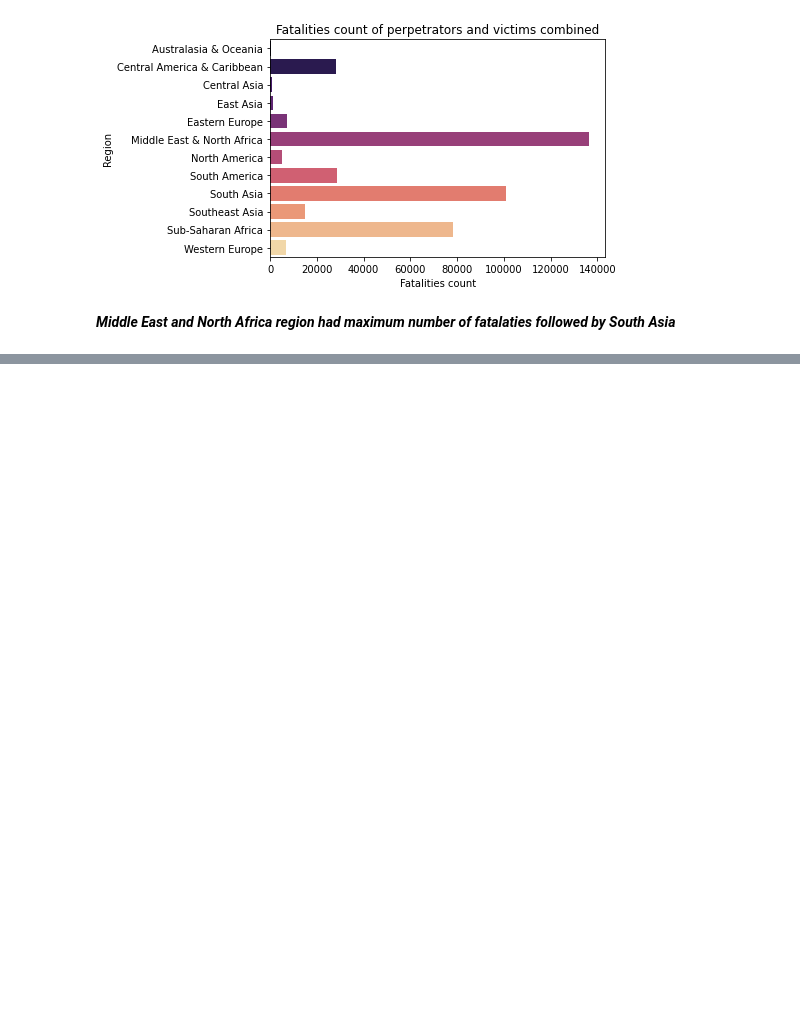
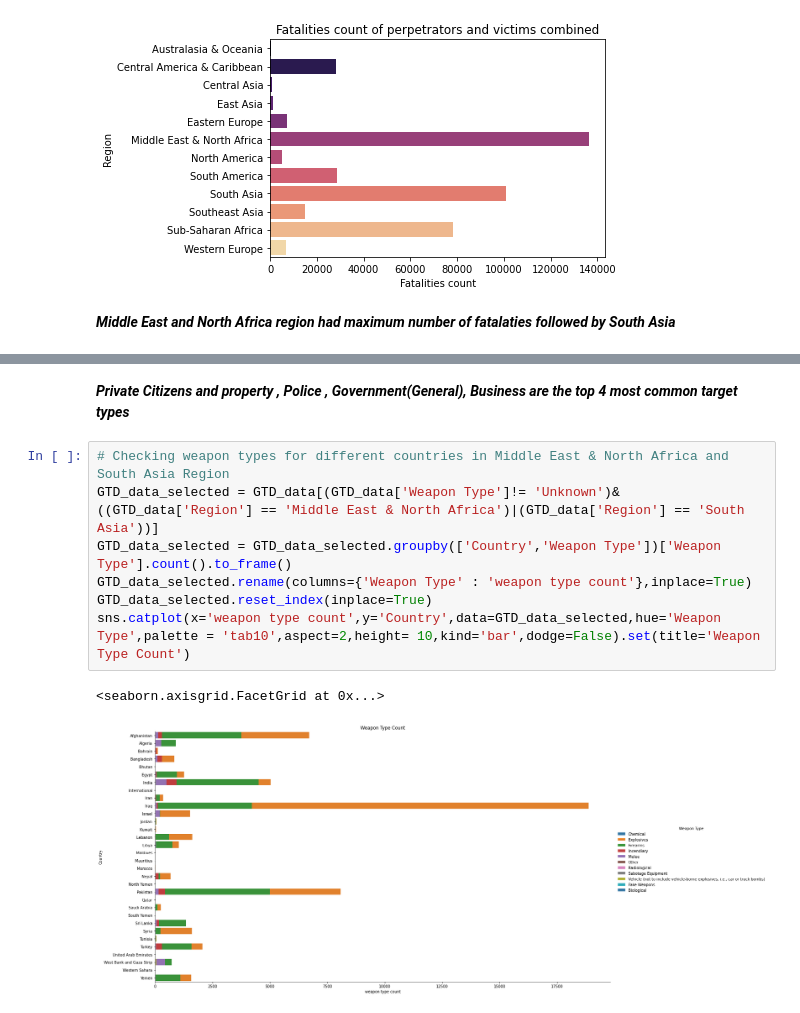
Before and after one commit to vishal00200/Global_Terrorism_Analysis, a Jupyter notebook: Global_Terrorism_Analysis.ipynb, the cells around one changed output, grey strips where cells are left out. Drawn from its saved outputs; the diff is of its cells as text; blank space fills up the shorter version.

```diff
--- a/Global_Terrorism_Analysis.ipynb
+++ b/Global_Terrorism_Analysis.ipynb
@@ -481,0 +565,12 @@ sns.barplot(y=GTD_data_selected['Region'],x=GTD_data_selected['Fatalities count'
+# %% [markdown]
+***Private Citizens and property , Police , Government(General), Business are the top 4 most common target types***
+# %%
+# Checking weapon types for different countries in Middle East & North Africa and South Asia Region
+GTD_data_selected = GTD_data[(GTD_data['Weapon Type']!= 'Unknown')& ((GTD_data['Region'] == 'Middle East & North Africa')|(GTD_data['Region'] == 'South Asia'))]
+GTD_data_selected = GTD_data_selected.groupby(['Country','Weapon Type'])['Weapon Type'].count().to_frame()
+GTD_data_selected.rename(columns={'Weapon Type' : 'weapon type count'},inplace=True)
+GTD_data_selected.reset_index(inplace=True)
+sns.catplot(x='weapon type count',y='Country',data=GTD_data_selected,hue='Weapon Type',palette = 'tab10',aspect=2,height= 10,kind='bar',dodge=False).set(title='Weapon Type Count')
+# %% [output]
+<seaborn.axisgrid.FacetGrid at 0x...>
+[figure, added]
```
Also changed, not shown: parts of 26 cells of this notebook.
